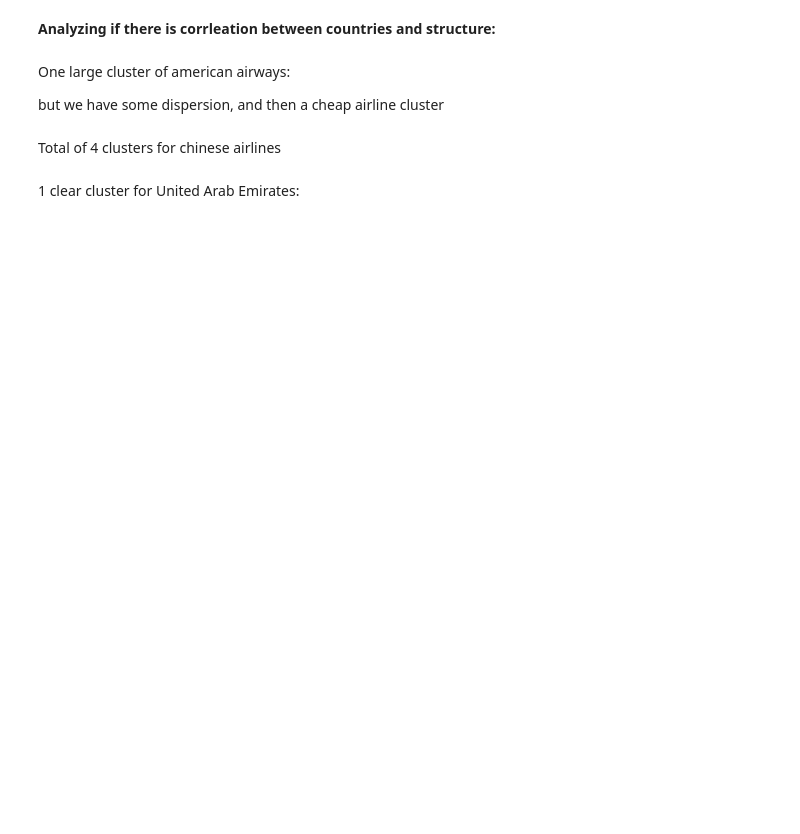
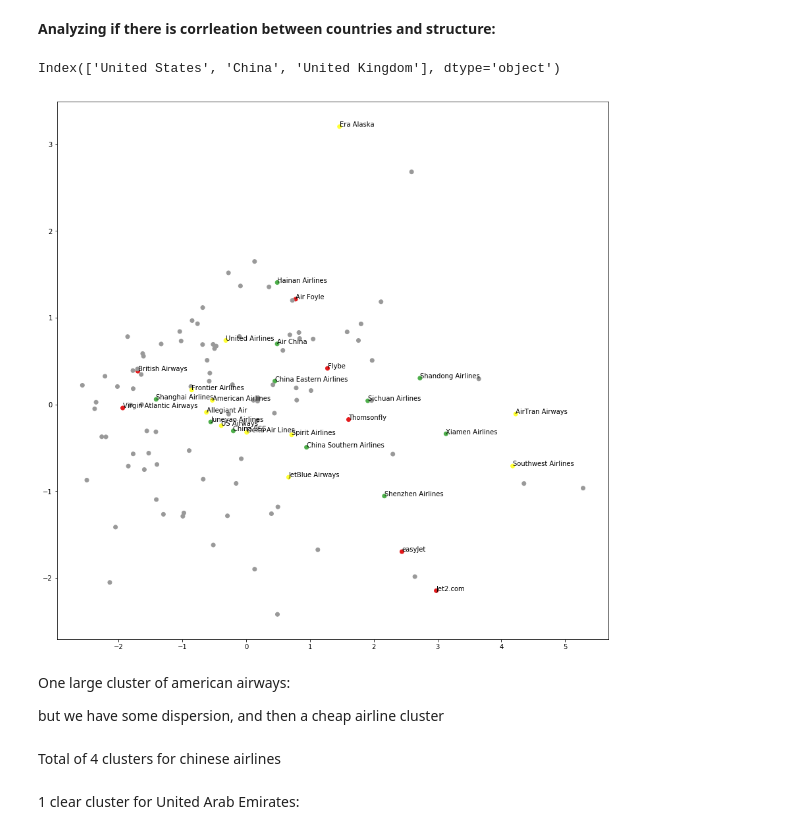
Before and after one commit to rusucosmin/ntp, a Jupyter notebook: Airline Analysis.ipynb, the cells around one changed output. Cells and saved outputs as stored; diff of their text form; code cells hidden in the pictures; blank space fills up the shorter version.

```diff
--- a/Airline Analysis.ipynb
+++ b/Airline Analysis.ipynb
@@ -680,14 +692,10 @@ def get_network_stats(airline):
     eig = np.array(sorted(eig))
 
 
-    return np.array([#diameter, degree_assortativity,
-
-                     #algebraic_connectivity,
-                     eig[1],
+    return np.array([eig[1], #algebraic_connectivity
                      eig[-1],
                      pd.Series(eig.round(decimals=4)).value_counts()[1]/pd.Series(eig.round(decimals=4)).value_counts().sum(),
                      deadend, per_large_degree
-                     #upper_betweenness, median_betweenness, lower_betweenness
                     ])
 # %% [markdown]
 Collecting the data:
@@ -808,6 +873,8 @@ plt.colorbar()
 # %%
 most_common = merged_routes[~merged_routes.Name.duplicated()].Country.value_counts().head(3).index
 most_common
+# %% [output]
+Index(['United States', 'China', 'United Kingdom'], dtype='object')
 # %%
 countries = list(most_common) + list(merged_routes.Country.unique())
 airline_to_countryid = merged_routes.set_index('Name').Country.to_dict()
@@ -816,14 +883,16 @@ country_coloring = [countries.index(airline_to_countryid[i]
 # %%
 to_keep = [i for i, name in enumerate(airlines) if airline_to_countryid[name] in most_common]
 # %%
-plt.figure(figsize=(10, 10))
+plt.figure(figsize=(15, 15))
 plt.scatter(principalComponents[:,0],
             principalComponents[:,1],
             c= np.array(country_coloring),
             cmap=plt.cm.Set1_r)
 for i in to_keep:
     plt.annotate(airlines[i], xy = (principalComponents[i, 0], principalComponents[i, 1]),
              xytext = (0, 0), textcoords = 'offset points')
+# %% [output]
+[figure, added]
 # %% [markdown]
 One large cluster of american airways:
 
```
Also changed, not shown: parts of 49 cells of this notebook.
